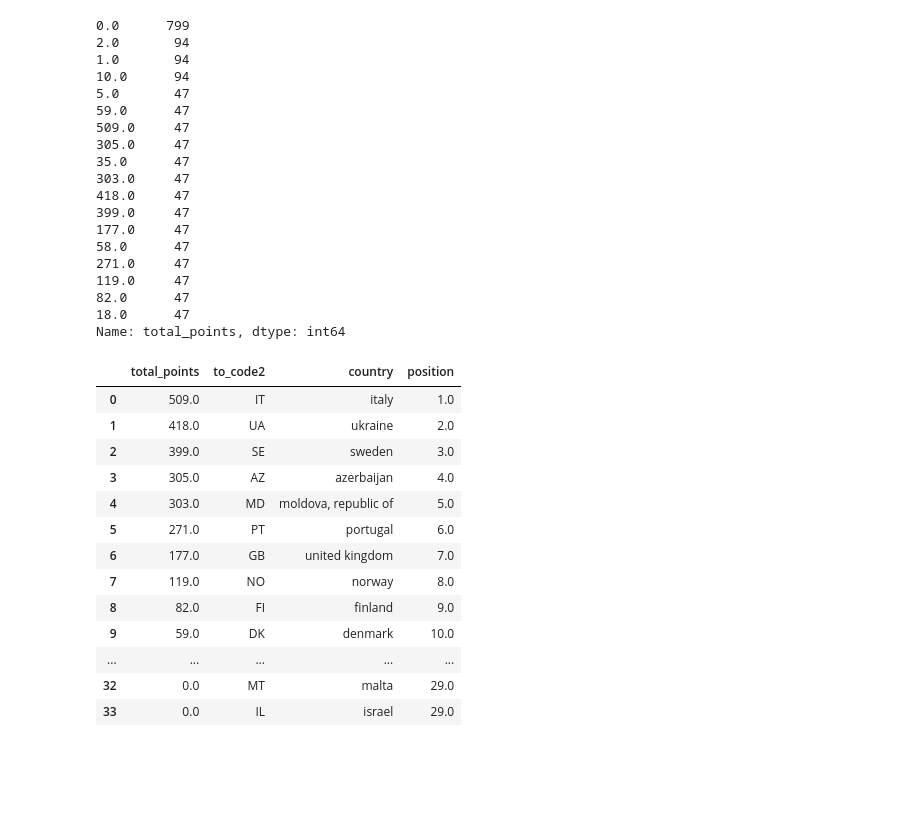
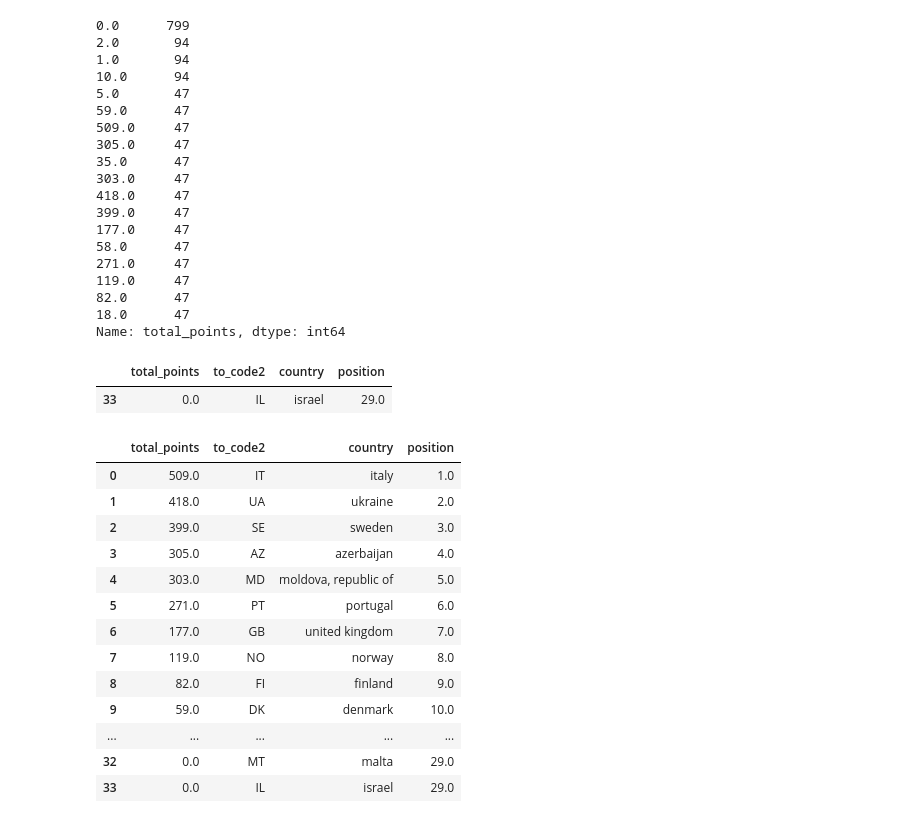
Before and after one commit to KatrionaGoldmann/Eurovision_TDS, a Jupyter notebook: eurovision/notebooks/modelling.ipynb, the cells around one changed output. Saved outputs shown, nothing was run; the diff lists cells and outputs as text; code cells hidden in the pictures; blank space fills up the shorter version.

```diff
--- a/eurovision/notebooks/modelling.ipynb
+++ b/eurovision/notebooks/modelling.ipynb
@@ -679,6 +685,11 @@ res = res.rename(columns={'from_country': 'country'})
 # remove from_code2 column
 res = res.drop('from_code2', axis=1)
 res = res.reset_index(drop=True)
+# %%
+res.loc[res['country'] == 'israel']
+# %% [output]
+|  | total_points | to_code2 | country | position |
+| 33 | 0.0 | IL | israel | 29.0 |
 # %%
 res
 # %% [output]
```
Also changed, not shown: parts of 4 cells of this notebook, 1 other file.
